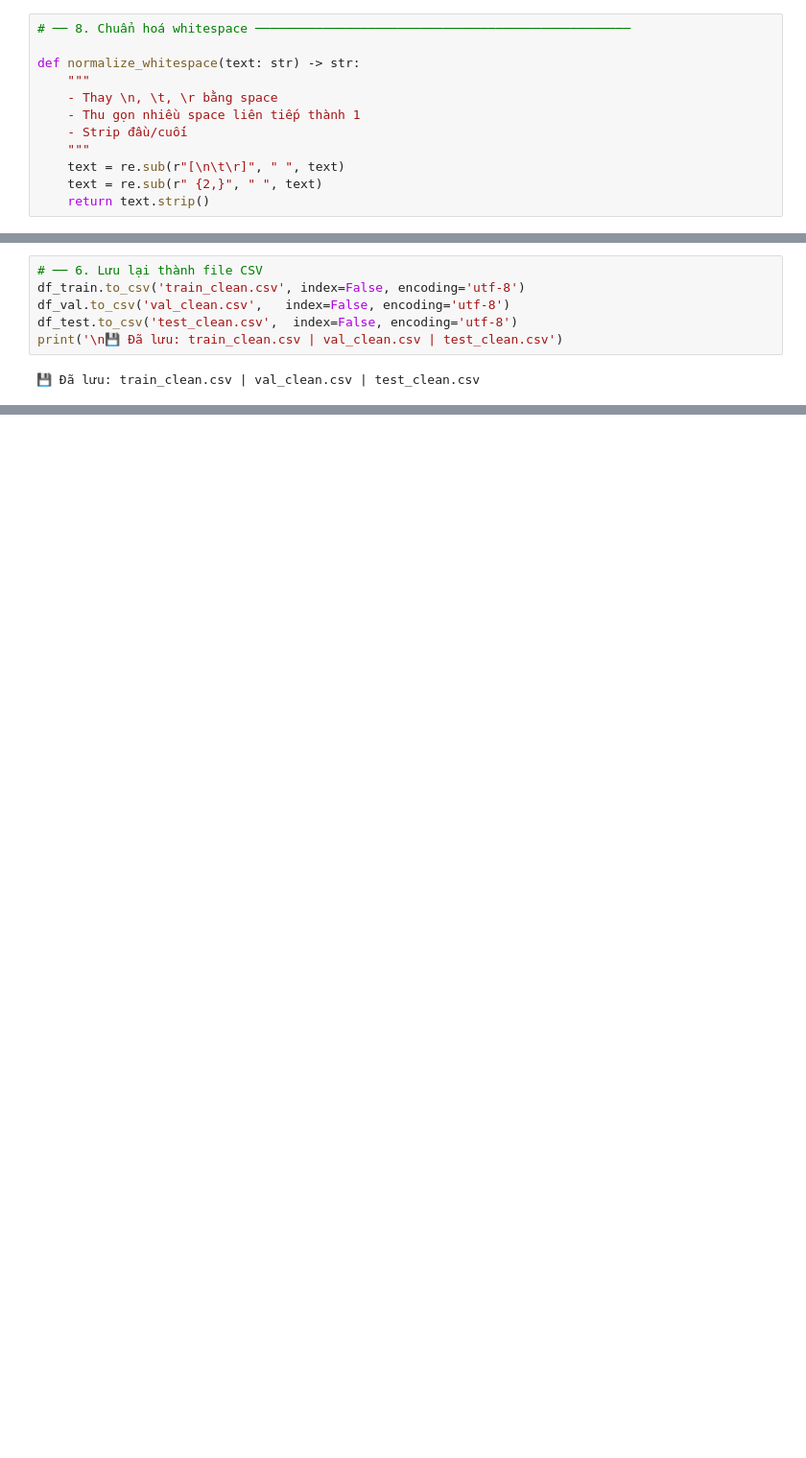
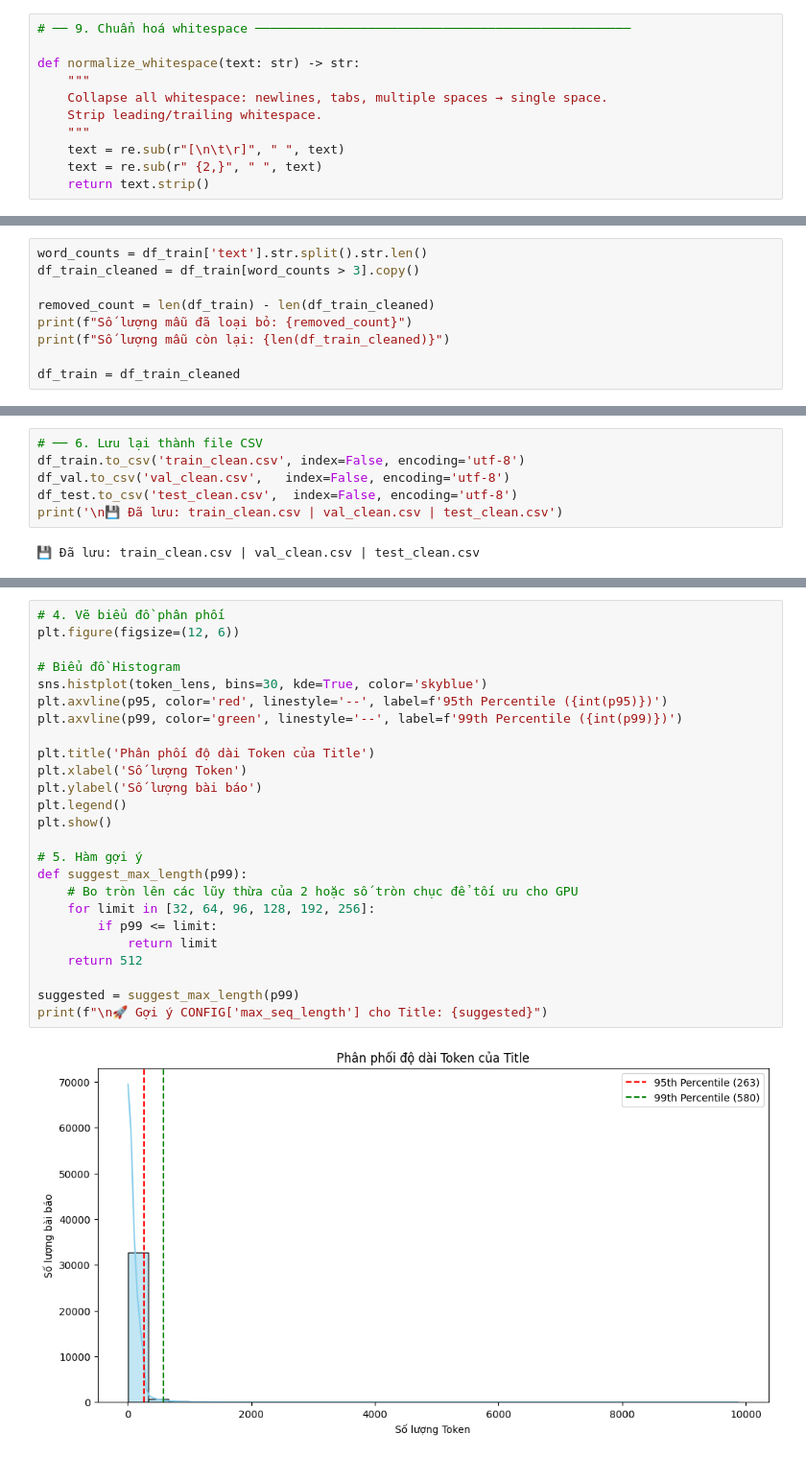
Before and after one commit to ThDat-AI/CS221, a Jupyter notebook: Notebooks/Phase_2/CS221_CLEANING.ipynb, the cells around one changed output, grey strips where cells are left out. Shown at 96% size. Cells and saved outputs as stored; diff of their text form; blank space fills up the shorter version.

```diff
--- a/Notebooks/Phase_2/CS221_CLEANING.ipynb
+++ b/Notebooks/Phase_2/CS221_CLEANING.ipynb
@@ -164,11 +159,10 @@ def normalize_unicode(text: str) -> str:
 # %%
-# ── 8. Chuẩn hoá whitespace ──────────────────────────────────────────────────
+# ── 9. Chuẩn hoá whitespace ──────────────────────────────────────────────────
 
 def normalize_whitespace(text: str) -> str:
     """
-    - Thay \n, \t, \r bằng space
-    - Thu gọn nhiều space liên tiếp thành 1
-    - Strip đầu/cuối
+    Collapse all whitespace: newlines, tabs, multiple spaces → single space.
+    Strip leading/trailing whitespace.
     """
     text = re.sub(r"[\n\t\r]", " ", text)
     text = re.sub(r" {2,}", " ", text)
@@ -255,3 +233,12 @@ df_test = pd.read_csv("/content/test_split.csv", encoding='utf-8')
 df_train['text'] = clean_dataframe(df_train)['text_clean']
 df_val['text'] = clean_dataframe(df_val)['text_clean']
 df_test['text'] = clean_dataframe(df_test)['text_clean']
+# %%
+word_counts = df_train['text'].str.split().str.len()
+df_train_cleaned = df_train[word_counts > 3].copy()
+
+removed_count = len(df_train) - len(df_train_cleaned)
+print(f"Số lượng mẫu đã loại bỏ: {removed_count}")
+print(f"Số lượng mẫu còn lại: {len(df_train_cleaned)}")
+
+df_train = df_train_cleaned
@@ -265,0 +301,27 @@ print('\n💾 Đã lưu: train_clean.csv | val_clean.csv | test_clean.csv')
+# %%
+# 4. Vẽ biểu đồ phân phối
+plt.figure(figsize=(12, 6))
+
+# Biểu đồ Histogram
+sns.histplot(token_lens, bins=30, kde=True, color='skyblue')
+plt.axvline(p95, color='red', linestyle='--', label=f'95th Percentile ({int(p95)})')
+plt.axvline(p99, color='green', linestyle='--', label=f'99th Percentile ({int(p99)})')
+
+plt.title('Phân phối độ dài Token của Title')
+plt.xlabel('Số lượng Token')
+plt.ylabel('Số lượng bài báo')
+plt.legend()
+plt.show()
+
+# 5. Hàm gợi ý
+def suggest_max_length(p99):
+    # Bo tròn lên các lũy thừa của 2 hoặc số tròn chục để tối ưu cho GPU
+    for limit in [32, 64, 96, 128, 192, 256]:
+        if p99 <= limit:
+            return limit
+    return 512
+
+suggested = suggest_max_length(p99)
+print(f"\n🚀 Gợi ý CONFIG['max_seq_length'] cho Title: {suggested}")
+# %% [output]
+[figure, added]
```
Also changed, not shown: parts of 15 cells of this notebook, 8 other files.
